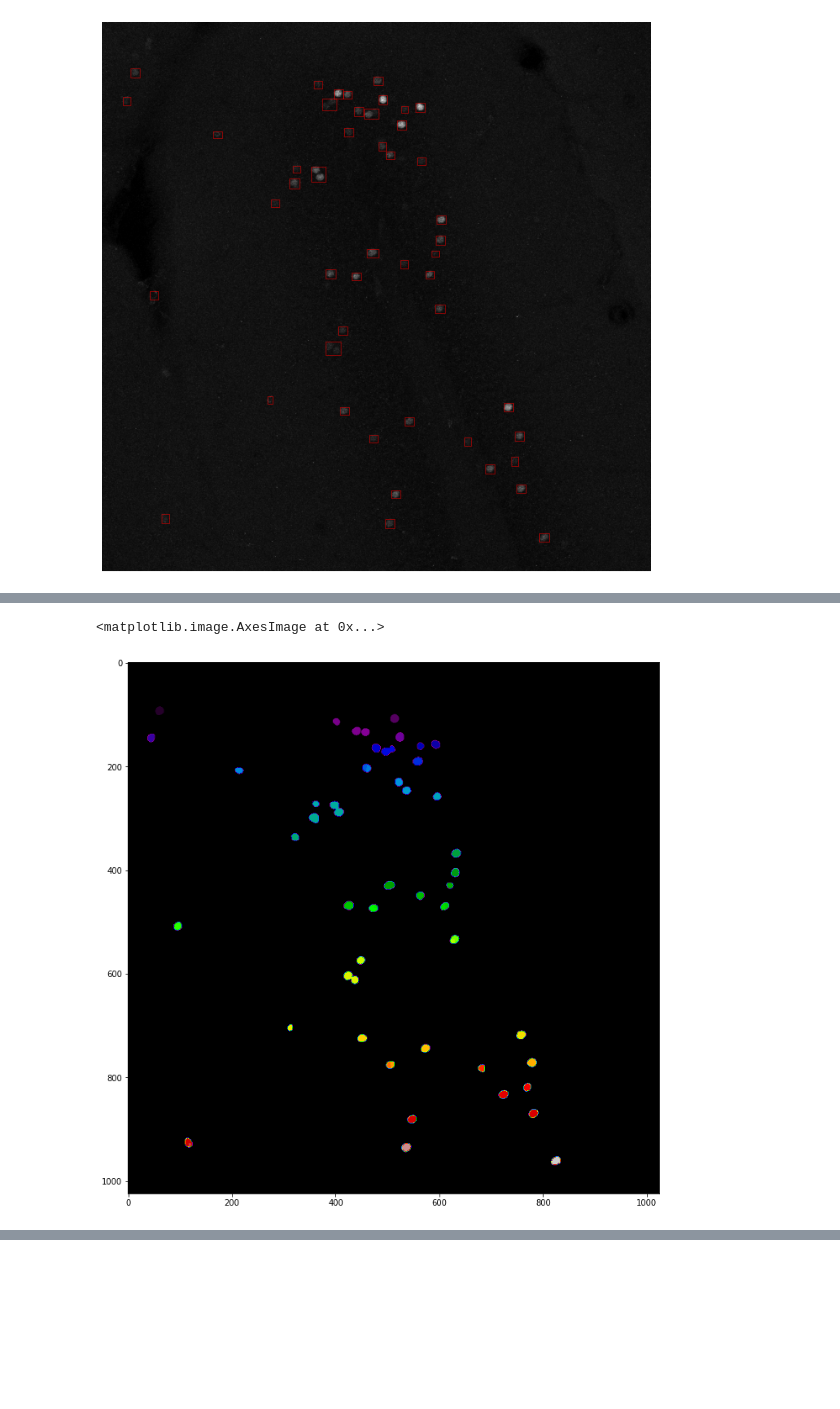
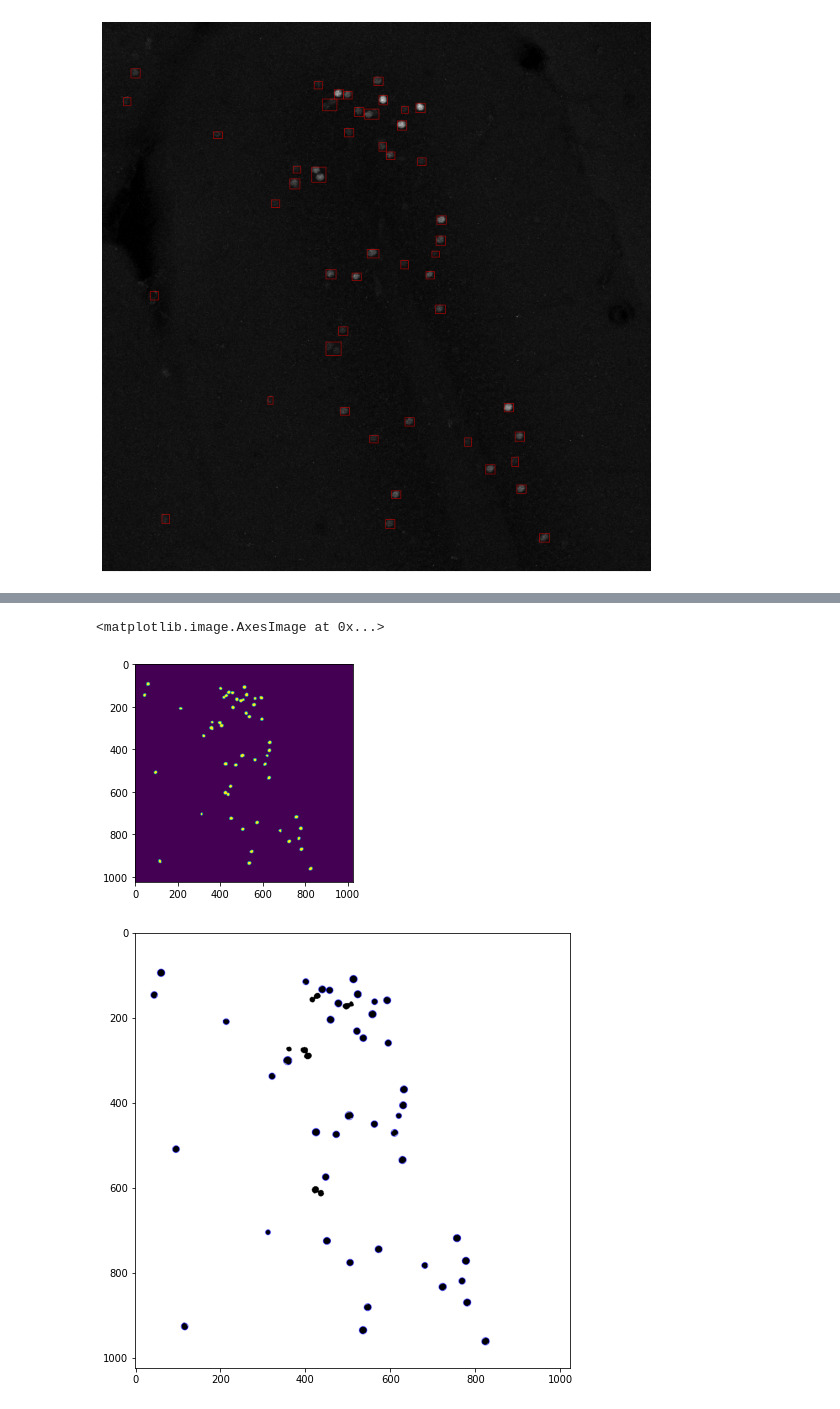
Before and after one commit to Ashu156/Image-Processing, a Jupyter notebook: cFos-quantification/cFos_segmentation_deepflash.ipynb, the cells around one changed output, grey strips where cells are left out. Saved outputs shown, nothing was run; the diff lists cells and outputs as text; code cells hidden in the pictures; blank space fills up the shorter version.

```diff
--- a/cFos-quantification/cFos_segmentation_deepflash.ipynb
+++ b/cFos-quantification/cFos_segmentation_deepflash.ipynb
@@ -184,12 +175,15 @@ from scipy import ndimage as ndi
 from skimage.segmentation import watershed
 from skimage.feature import peak_local_max
 
+ashu = masks[4]
+ashu[ashu > 0] = 1
+
 distance = ndi.distance_transform_edt(masks[4])
-coords = peak_local_max(distance, footprint=np.ones((30, 30)), labels = masks[4])
+coords = peak_local_max(distance, footprint = np.ones((1, 1)), labels = masks[4])
 mask = np.zeros(distance.shape, dtype=bool)
 mask[tuple(coords.T)] = True
 markers, _ = ndi.label(mask)
-labels = watershed(-distance, markers, mask = masks[4])
+labels = watershed(-distance, markers, connectivity = 2, mask = masks[4])
 
 fig, axes = plt.subplots(ncols=3, figsize=(9, 3), sharex=True, sharey=True)
 ax = axes.ravel()
@@ -215,8 +220,8 @@ import matplotlib.patches as mpatches
 
 # ashu_watershed = watershed(ashu, markers = ashu, connectivity = 1)
 # plt.imshow(ashu_watershed)
-# sample_l = label(labels)
-sample_l = label(ashu)
+sample_l = label(labels)
+#sample_l = label(ashu)
 sample_rp = regionprops(sample_l)
 print('How many Blobs detected?:', len(sample_rp))
 
@@ -240,7 +245,6 @@ ashu = regionprops_table(sample_l, image,
                                        'area',
                                        'centroid',
                                        'perimeter',
-                                       'coords',
                                        'equivalent_diameter',
                                        'mean_intensity',
                                        'solidity'])
@@ -254,16 +276,9 @@ summary
-# %%
-fig, axs = plt.subplots(1, 1, figsize=(12, 12))
-plt.imshow(labels, cmap = plt.cm.nipy_spectral)
-# %% [output]
-<matplotlib.image.AxesImage at 0x...>
-[figure, removed]
 # %%
 !pip install opencv-contrib-python
 from google.colab.patches import cv2_imshow
 
 # Applying threshold
-threshold = cv2.threshold(ashu, 0, 255,
-cv2.THRESH_BINARY_INV | cv2.THRESH_OTSU)[1]
+threshold = cv2.threshold(ashu, 0, 255, cv2.THRESH_BINARY_INV | cv2.THRESH_OTSU)[1]
 plt.imshow(ashu)
 
 from skimage import io, exposure, img_as_ubyte
@@ -282,3 +297,4 @@ blobs = cv2.drawKeypoints(img_8bit, keypoints, blank, (0, 0, 255),cv2.DRAW_MATCH
 fig, axs = plt.subplots(1, 1, figsize=(8, 8))
 plt.imshow(img_8bit, cmap = 'gray')
 plt.imshow(blobs, cmap = 'jet')
+# %% [output]
@@ -285,3 +304,6 @@ plt.imshow(blobs, cmap = 'jet')
+<matplotlib.image.AxesImage at 0x...>
+[figure, added]
+[figure, added]
 # %%
 len(keypoints)
 # %% [output]
```
Also changed, not shown: parts of 7 cells of this notebook.
